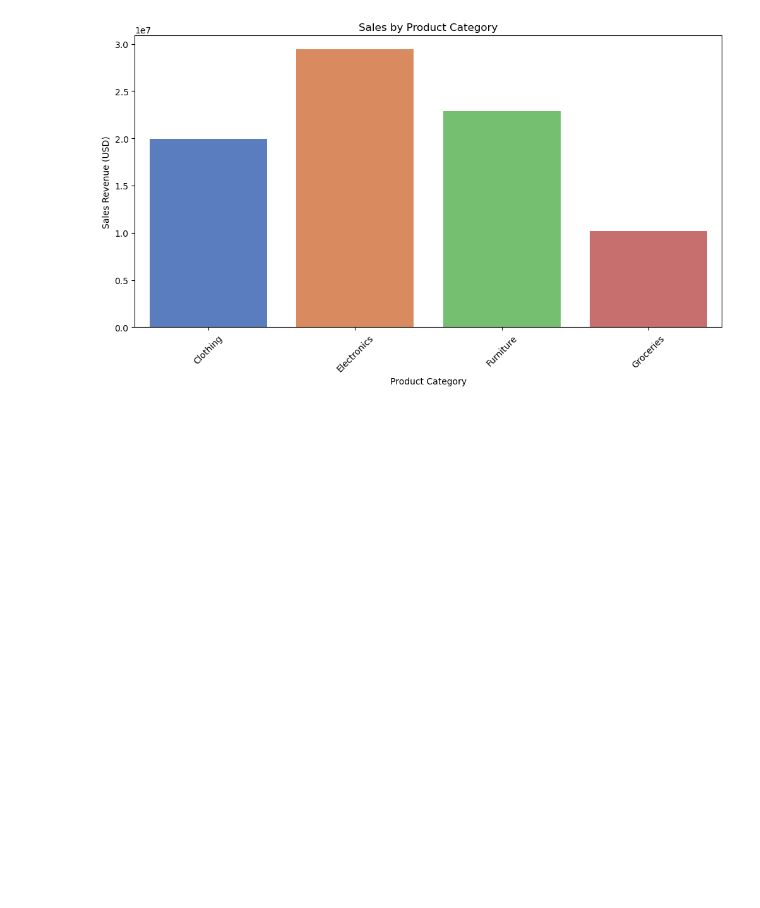
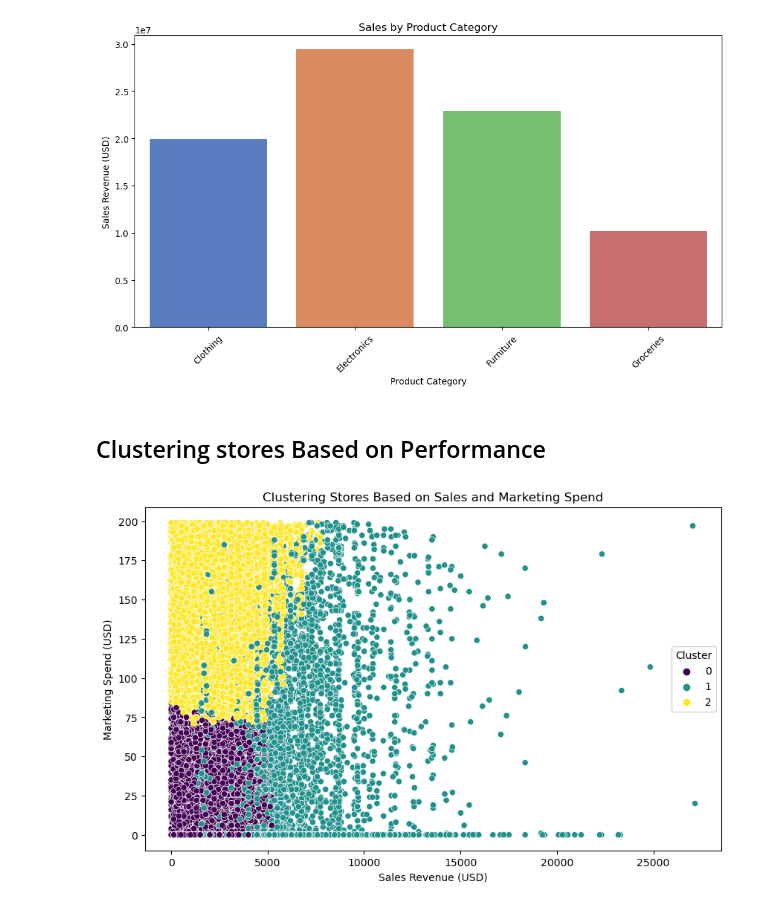
Before and after one commit to CarlitoCrankie/Brainwave_Matrix_Intern, a Jupyter notebook: TASK1/Sales_analysis.ipynb, the cells around one changed output. Cells and saved outputs as stored; diff of their text form; code cells hidden in the pictures; blank space fills up the shorter version.

```diff
--- a/TASK1/Sales_analysis.ipynb
+++ b/TASK1/Sales_analysis.ipynb
@@ -156,3 +156,27 @@ plt.xticks(rotation=45)
 plt.show()
 # %% [output]
 [figure]
+# %% [markdown]
+## Clustering stores Based on Performance ##
+# %%
+from sklearn.cluster import KMeans
+from sklearn.preprocessing import StandardScaler
+
+# Selecting relevant columns
+cluster_data = df[['Sales Revenue (USD)', 'Units Sold', 'Marketing Spend (USD)']]
+
+# Standardizing the features
+scaler = StandardScaler()
+cluster_data_scaled = scaler.fit_transform(cluster_data)
+
+# Apply KMeans Clustering
+kmeans = KMeans(n_clusters = 3, random_state=42)
+df['Cluster'] = kmeans.fit_predict(cluster_data_scaled)
+# %%
+# Visualising the clusters
+plt.figure(figsize=(10,6))
+sns.scatterplot(x='Sales Revenue (USD)', y='Marketing Spend (USD)', hue='Cluster', data=df, palette='viridis')
+plt.title('Clustering Stores Based on Sales and Marketing Spend')
+plt.show()
+# %% [output]
+[figure, added]
```
Also changed, not shown: parts of 12 cells of this notebook, 1 other file.
